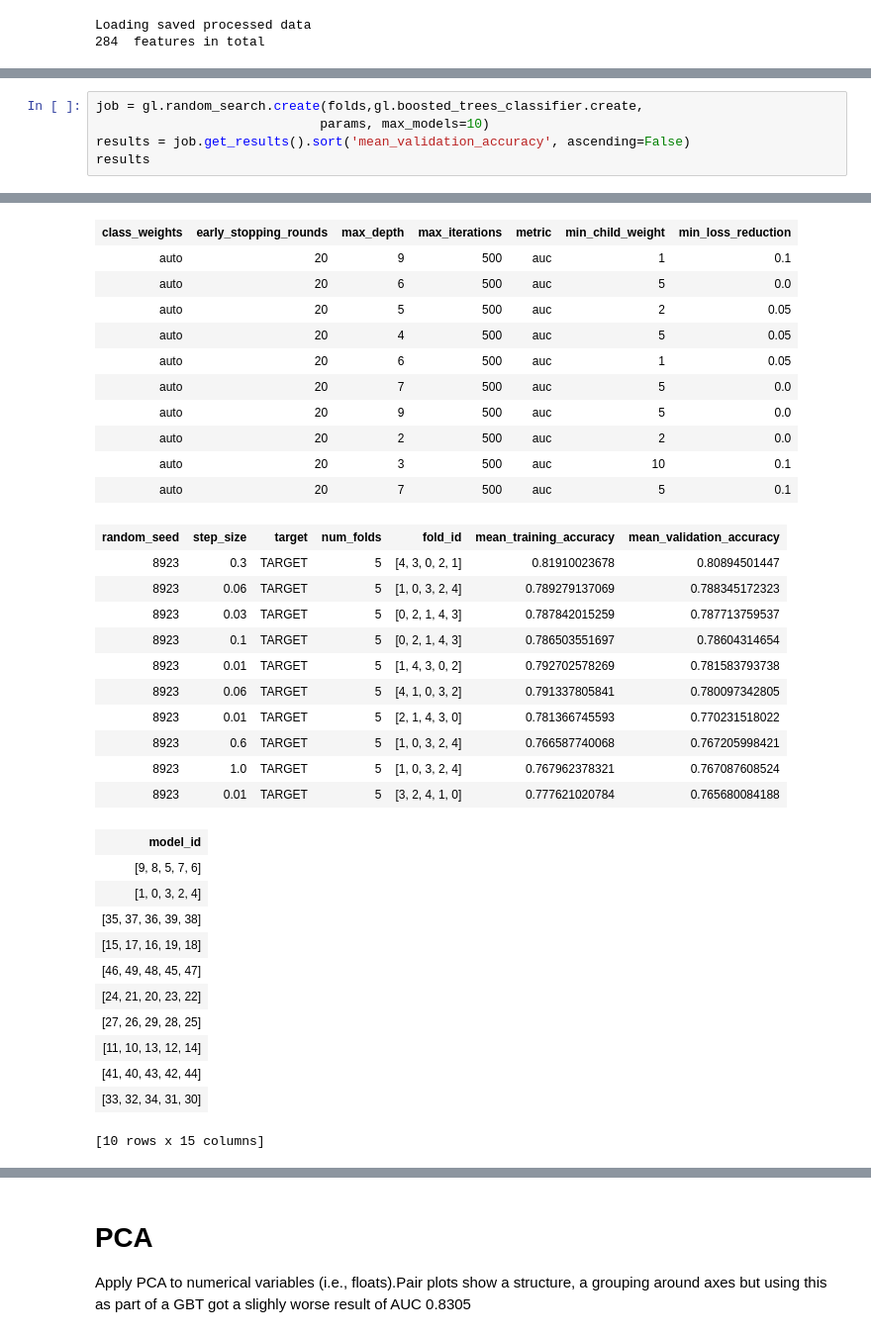
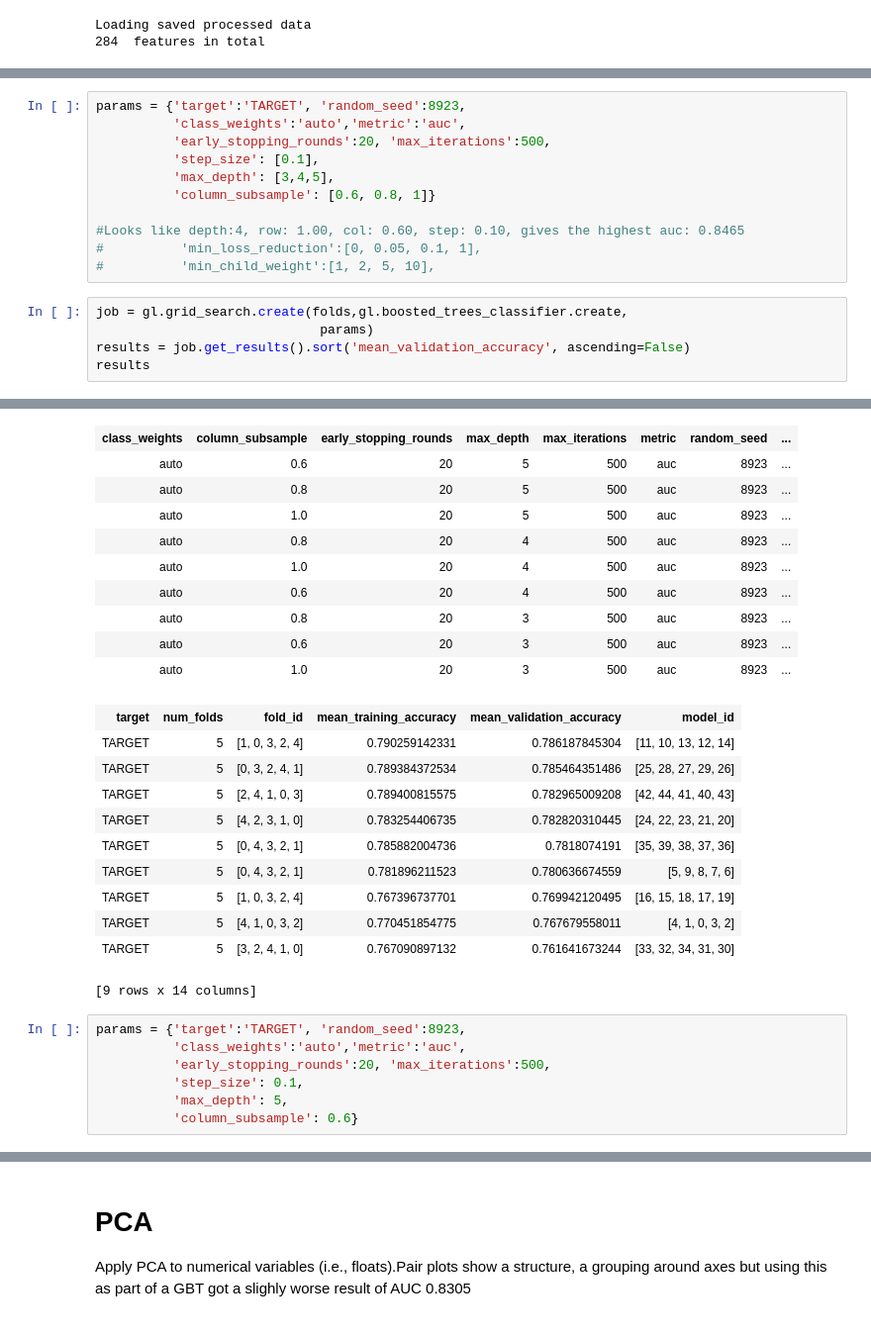
Before and after one commit to Kevin-McIsaac/Santander, a Jupyter notebook: 2.0 Feature Exploration.ipynb, the cells around one changed output, grey strips where cells are left out. Shown at 99% size. Drawn from its saved outputs; the diff is of its cells as text.

Commit message:
Optimise the hyper parameters

```diff
--- a/2.0 Feature Exploration.ipynb
+++ b/2.0 Feature Exploration.ipynb
@@ -500,6 +535,17 @@ results
+# %%
+params = {'target':'TARGET', 'random_seed':8923,
+          'class_weights':'auto','metric':'auc',
+          'early_stopping_rounds':20, 'max_iterations':500,
+          'step_size': [0.1],
+          'max_depth': [3,4,5],
+          'column_subsample': [0.6, 0.8, 1]}
+
+#Looks like depth:4, row: 1.00, col: 0.60, step: 0.10, gives the highest auc: 0.8465
+#          'min_loss_reduction':[0, 0.05, 0.1, 1],
+#          'min_child_weight':[1, 2, 5, 10],
 # %%
-job = gl.random_search.create(folds,gl.boosted_trees_classifier.create,
-                             params, max_models=10)
+job = gl.grid_search.create(folds,gl.boosted_trees_classifier.create,
+                             params)
 results = job.get_results().sort('mean_validation_accuracy', ascending=False)
 results
 # %% [output]
@@ -522,34 +566,28 @@ results
-| class_weights | early_stopping_rounds | max_depth | max_iterations | metric | min_child_weight | min_loss_reduction |
-| auto | 20 | 9 | 500 | auc | 1 | 0.1 |
-| auto | 20 | 6 | 500 | auc | 5 | 0.0 |
-| auto | 20 | 5 | 500 | auc | 2 | 0.05 |
-| auto | 20 | 4 | 500 | auc | 5 | 0.05 |
-| auto | 20 | 6 | 500 | auc | 1 | 0.05 |
-| auto | 20 | 7 | 500 | auc | 5 | 0.0 |
-| auto | 20 | 9 | 500 | auc | 5 | 0.0 |
-| auto | 20 | 2 | 500 | auc | 2 | 0.0 |
-| auto | 20 | 3 | 500 | auc | 10 | 0.1 |
-| auto | 20 | 7 | 500 | auc | 5 | 0.1 |
+| class_weights | column_subsample | early_stopping_rounds | max_depth | max_iterations | metric | random_seed | ... |
+| auto | 0.6 | 20 | 5 | 500 | auc | 8923 | ... |
+| auto | 0.8 | 20 | 5 | 500 | auc | 8923 | ... |
+| auto | 1.0 | 20 | 5 | 500 | auc | 8923 | ... |
+| auto | 0.8 | 20 | 4 | 500 | auc | 8923 | ... |
+| auto | 1.0 | 20 | 4 | 500 | auc | 8923 | ... |
+| auto | 0.6 | 20 | 4 | 500 | auc | 8923 | ... |
+| auto | 0.8 | 20 | 3 | 500 | auc | 8923 | ... |
+| auto | 0.6 | 20 | 3 | 500 | auc | 8923 | ... |
+| auto | 1.0 | 20 | 3 | 500 | auc | 8923 | ... |
-| random_seed | step_size | target | num_folds | fold_id | mean_training_accuracy | mean_validation_accuracy |
-| 8923 | 0.3 | TARGET | 5 | [4, 3, 0, 2, 1] | 0.81910023678 | 0.80894501447 |
-| 8923 | 0.06 | TARGET | 5 | [1, 0, 3, 2, 4] | 0.789279137069 | 0.788345172323 |
-| 8923 | 0.03 | TARGET | 5 | [0, 2, 1, 4, 3] | 0.787842015259 | 0.787713759537 |
-| 8923 | 0.1 | TARGET | 5 | [0, 2, 1, 4, 3] | 0.786503551697 | 0.78604314654 |
-| 8923 | 0.01 | TARGET | 5 | [1, 4, 3, 0, 2] | 0.792702578269 | 0.781583793738 |
-| 8923 | 0.06 | TARGET | 5 | [4, 1, 0, 3, 2] | 0.791337805841 | 0.780097342805 |
-| 8923 | 0.01 | TARGET | 5 | [2, 1, 4, 3, 0] | 0.781366745593 | 0.770231518022 |
-| 8923 | 0.6 | TARGET | 5 | [1, 0, 3, 2, 4] | 0.766587740068 | 0.767205998421 |
-| 8923 | 1.0 | TARGET | 5 | [1, 0, 3, 2, 4] | 0.767962378321 | 0.767087608524 |
-| 8923 | 0.01 | TARGET | 5 | [3, 2, 4, 1, 0] | 0.777621020784 | 0.765680084188 |
+| target | num_folds | fold_id | mean_training_accuracy | mean_validation_accuracy | model_id |
+| TARGET | 5 | [1, 0, 3, 2, 4] | 0.790259142331 | 0.786187845304 | [11, 10, 13, 12, 14] |
+| TARGET | 5 | [0, 3, 2, 4, 1] | 0.789384372534 | 0.785464351486 | [25, 28, 27, 29, 26] |
+| TARGET | 5 | [2, 4, 1, 0, 3] | 0.789400815575 | 0.782965009208 | [42, 44, 41, 40, 43] |
+| TARGET | 5 | [4, 2, 3, 1, 0] | 0.783254406735 | 0.782820310445 | [24, 22, 23, 21, 20] |
+| TARGET | 5 | [0, 4, 3, 2, 1] | 0.785882004736 | 0.7818074191 | [35, 39, 38, 37, 36] |
+| TARGET | 5 | [0, 4, 3, 2, 1] | 0.781896211523 | 0.780636674559 | [5, 9, 8, 7, 6] |
+| TARGET | 5 | [1, 0, 3, 2, 4] | 0.767396737701 | 0.769942120495 | [16, 15, 18, 17, 19] |
+| TARGET | 5 | [4, 1, 0, 3, 2] | 0.770451854775 | 0.767679558011 | [4, 1, 0, 3, 2] |
+| TARGET | 5 | [3, 2, 4, 1, 0] | 0.767090897132 | 0.761641673244 | [33, 32, 34, 31, 30] |
-| model_id |
-| [9, 8, 5, 7, 6] |
-| [1, 0, 3, 2, 4] |
-| [35, 37, 36, 39, 38] |
-| [15, 17, 16, 19, 18] |
-| [46, 49, 48, 45, 47] |
-| [24, 21, 20, 23, 22] |
-| [27, 26, 29, 28, 25] |
-| [11, 10, 13, 12, 14] |
-| [41, 40, 43, 42, 44] |
-| [33, 32, 34, 31, 30] |
-[10 rows x 15 columns]
+[9 rows x 14 columns]
+# %%
+params = {'target':'TARGET', 'random_seed':8923,
+          'class_weights':'auto','metric':'auc',
+          'early_stopping_rounds':20, 'max_iterations':500,
+          'step_size': 0.1,
+          'max_depth': 5,
+          'column_subsample': 0.6}
```
Also changed, not shown: parts of 7 cells of this notebook, 2 other files.
